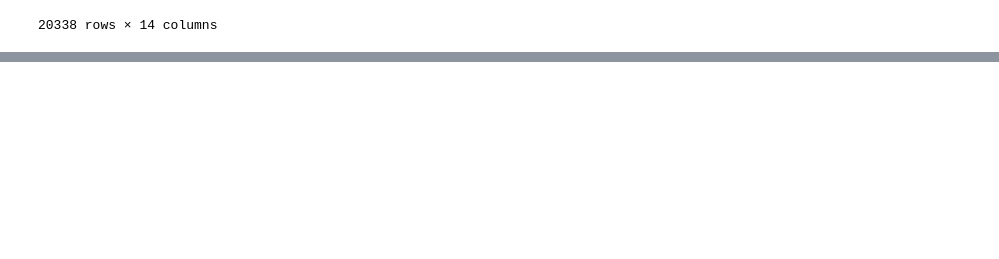
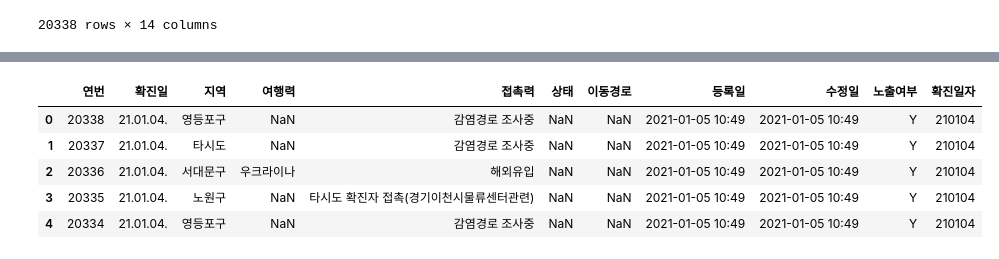
Before and after one commit to eunnjji/-, a Jupyter notebook: project1/seoul.ipynb, the cells around one changed output, grey strips where cells are left out. Saved outputs shown, nothing was run; the diff lists cells and outputs as text; code cells hidden in the pictures; blank space fills up the shorter version.

```diff
--- a/project1/seoul.ipynb
+++ b/project1/seoul.ipynb
@@ -41,0 +110,18 @@ a
+# %%
+def rename_date_all(d):
+    if len(d) == 9:
+        return d[:2]+d[3:5]+d[6:8]
+    else:
+        return d[:2]+'0'+d[3:4]+d[5:7]
+
+test['확진일'] = test['확진일'].astype(str)
+test['확진일자'] = test['확진일'].apply(rename_date_all)
+# ex) 21.01.04. = 210104 ,,, 20.12.23. = 201223
+test.head()
+# %% [output]
+|  | 연번 | 확진일 | 지역 | 여행력 | 접촉력 | 상태 | 이동경로 | 등록일 | 수정일 | 노출여부 | 확진일자 |
+| 0 | 20338 | 21.01.04. | 영등포구 | NaN | 감염경로 조사중 | NaN | NaN | 2021-01-05 10:49 | 2021-01-05 10:49 | Y | 210104 |
+| 1 | 20337 | 21.01.04. | 타시도 | NaN | 감염경로 조사중 | NaN | NaN | 2021-01-05 10:49 | 2021-01-05 10:49 | Y | 210104 |
+| 2 | 20336 | 21.01.04. | 서대문구 | 우크라이나 | 해외유입 | NaN | NaN | 2021-01-05 10:49 | 2021-01-05 10:49 | Y | 210104 |
+| 3 | 20335 | 21.01.04. | 노원구 | NaN | 타시도 확진자 접촉(경기이천시물류센터관련) | NaN | NaN | 2021-01-05 10:49 | 2021-01-05 10:49 | Y | 210104 |
+| 4 | 20334 | 21.01.04. | 영등포구 | NaN | 감염경로 조사중 | NaN | NaN | 2021-01-05 10:49 | 2021-01-05 10:49 | Y | 210104 |
```
Also changed, not shown: parts of 14 cells of this notebook.
